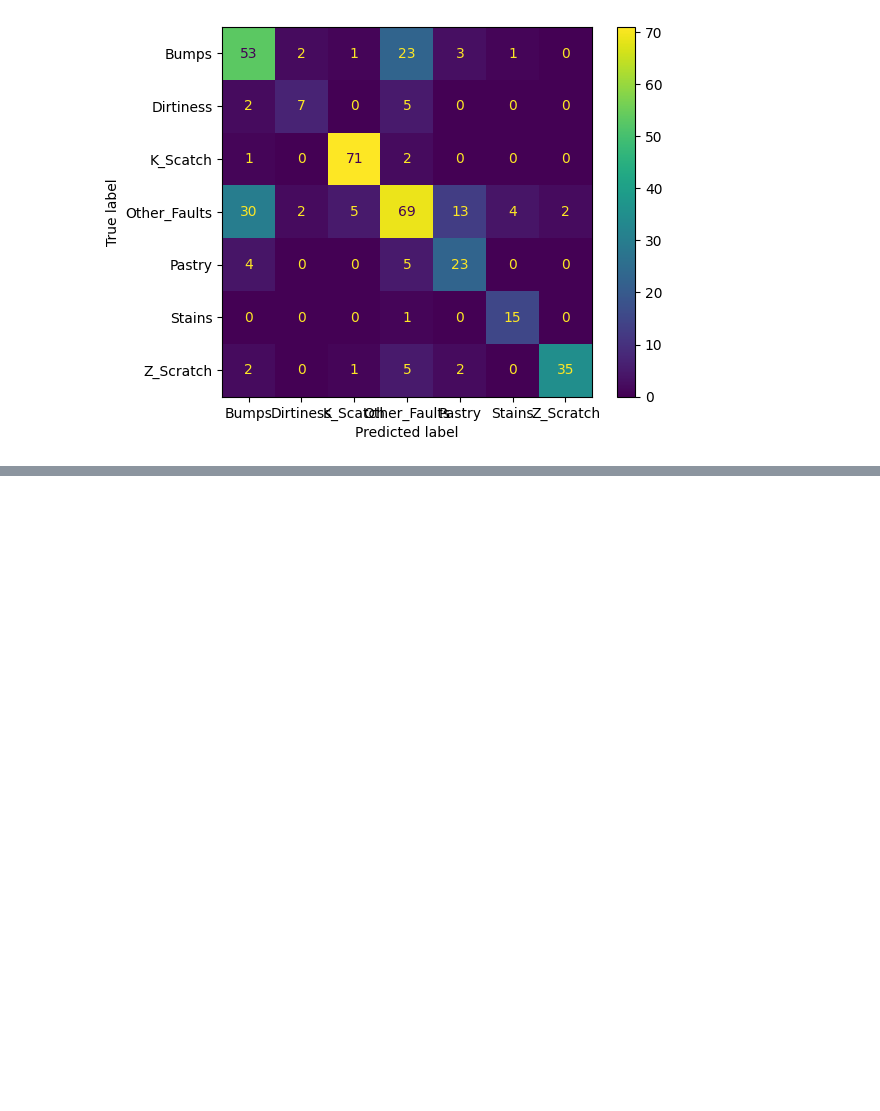
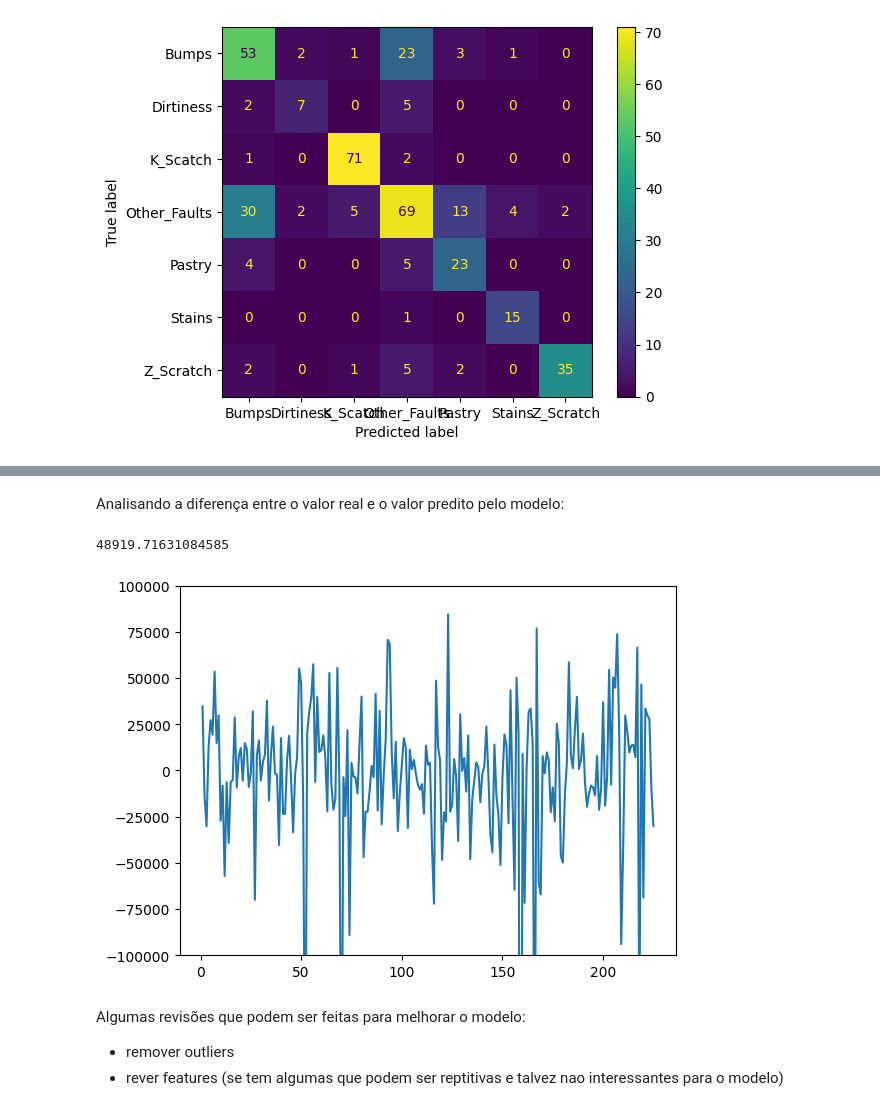
Before and after one commit to fernandobrancher/exercices_module10_machinelearning_i, a Jupyter notebook: exercise_class_6.ipynb, the cells around one changed output, grey strips where cells are left out. Saved outputs shown, nothing was run; the diff lists cells and outputs as text; code cells hidden in the pictures; blank space fills up the shorter version.

```diff
--- a/exercise_class_6.ipynb
+++ b/exercise_class_6.ipynb
@@ -107,0 +237,18 @@ plt.close()
+# %% [markdown]
+Analisando a diferença entre o valor real e o valor predito pelo modelo:
+# %%
+y_dif = y_pred - y_test
+y_dif.std()
+# %% [output]
+48919.71631084585
+# %%
+plt.plot(range(1,226), y_dif)
+plt.ylim(-100000, 100000)
+
+plt.show()
+# %% [output]
+[figure, added]
+# %% [markdown]
+Algumas revisões que podem ser feitas para melhorar o modelo:
+- remover outliers
+- rever features (se tem algumas que podem ser reptitivas e talvez nao interessantes para o modelo)
```
Also changed, not shown: parts of 18 cells of this notebook.
